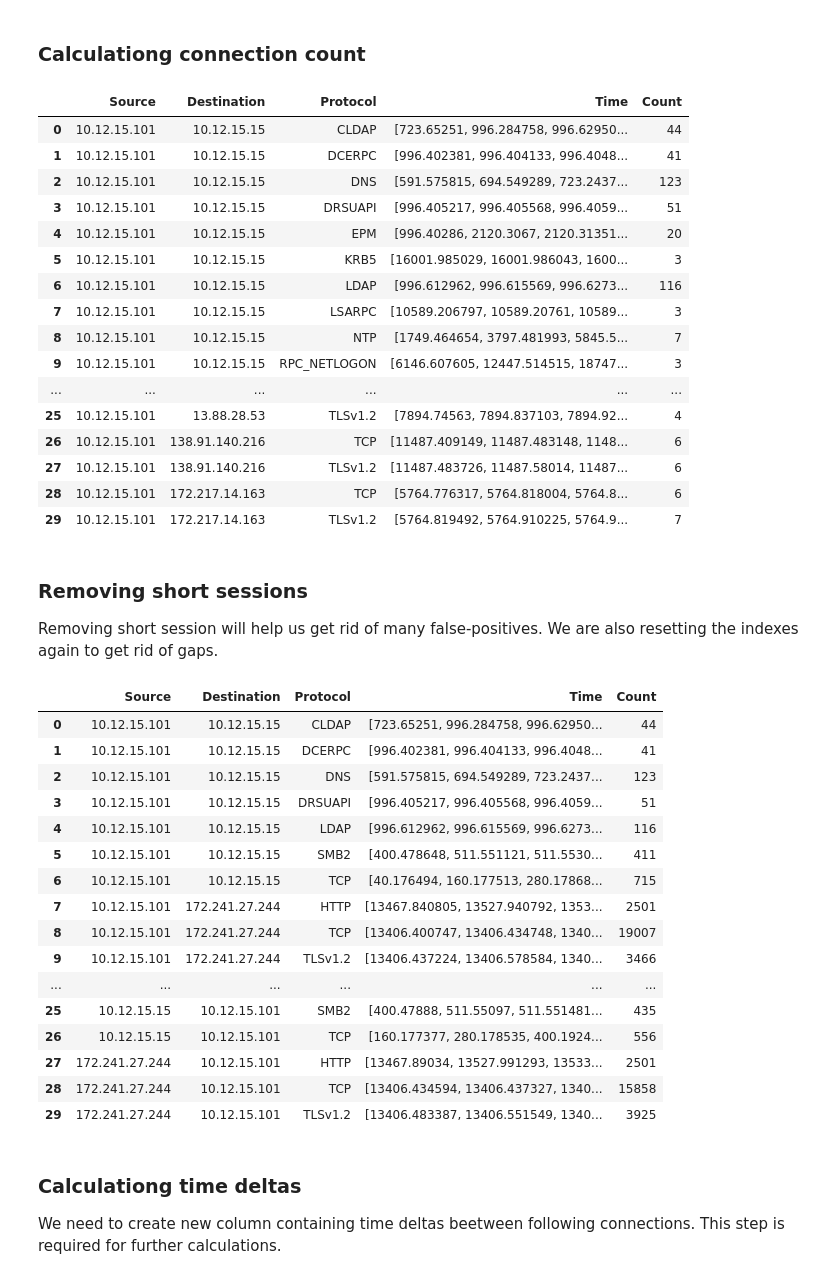
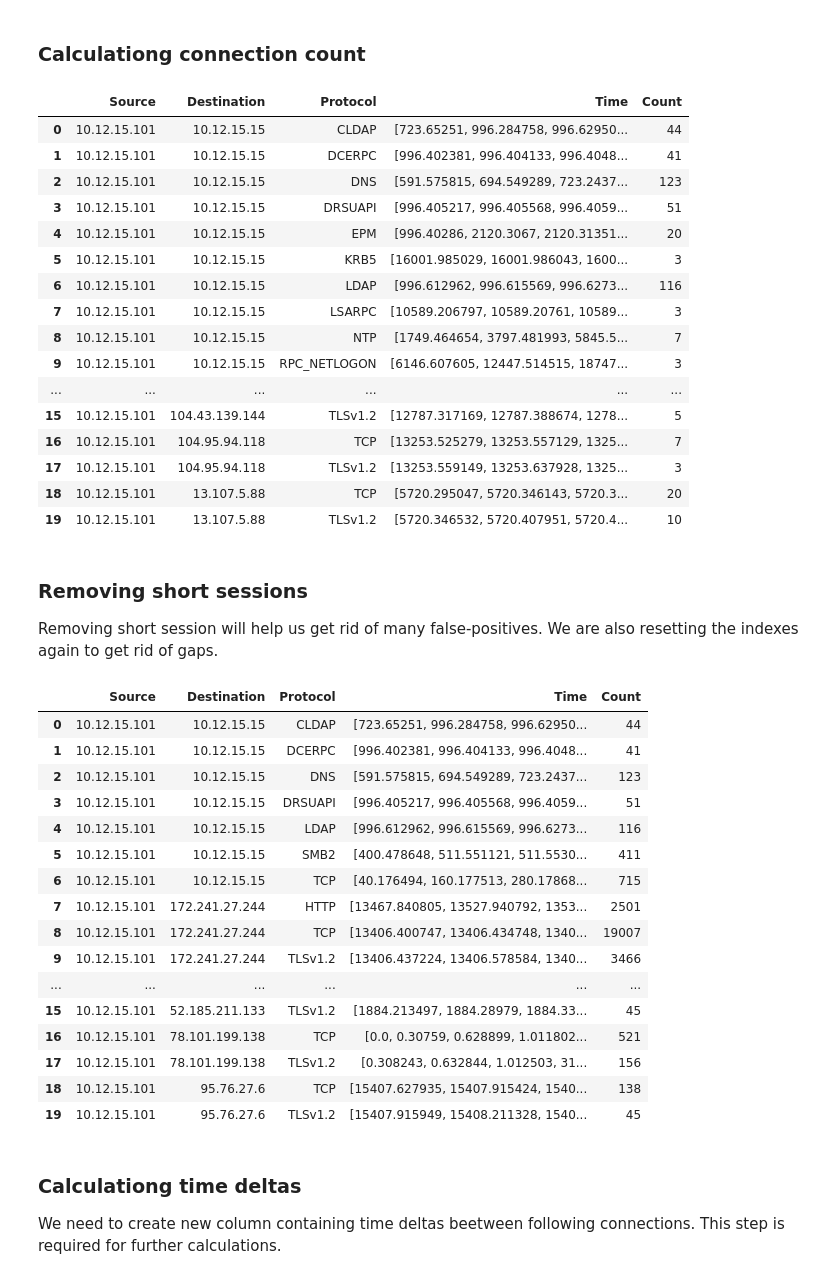
Before and after one commit to ppopiolek/c2-detection-using-statistical-analysis, a Jupyter notebook: RITA_pcap.ipynb, the cells around one changed output. Saved outputs shown, nothing was run; the diff lists cells and outputs as text; code cells hidden in the pictures.

```diff
--- a/RITA_pcap.ipynb
+++ b/RITA_pcap.ipynb
@@ -128,7 +128,7 @@ df.head(30)
 # %%
 count = 'Count'
 df[count] = df[time].apply(lambda x: len(x))
-df.head(30)
+df.head(20)
 # %% [output]
 |  | Source | Destination | Protocol | Time | Count |
 | 0 | 10.12.15.101 | 10.12.15.15 | CLDAP | [723.65251, 996.284758, 996.62950... | 44 |
@@ -142,11 +142,11 @@ df.head(30)
 | 8 | 10.12.15.101 | 10.12.15.15 | NTP | [1749.464654, 3797.481993, 5845.5... | 7 |
 | 9 | 10.12.15.101 | 10.12.15.15 | RPC_NETLOGON | [6146.607605, 12447.514515, 18747... | 3 |
 | ... | ... | ... | ... | ... | ... |
-| 25 | 10.12.15.101 | 13.88.28.53 | TLSv1.2 | [7894.74563, 7894.837103, 7894.92... | 4 |
-| 26 | 10.12.15.101 | 138.91.140.216 | TCP | [11487.409149, 11487.483148, 1148... | 6 |
-| 27 | 10.12.15.101 | 138.91.140.216 | TLSv1.2 | [11487.483726, 11487.58014, 11487... | 6 |
-| 28 | 10.12.15.101 | 172.217.14.163 | TCP | [5764.776317, 5764.818004, 5764.8... | 6 |
-| 29 | 10.12.15.101 | 172.217.14.163 | TLSv1.2 | [5764.819492, 5764.910225, 5764.9... | 7 |
+| 15 | 10.12.15.101 | 104.43.139.144 | TLSv1.2 | [12787.317169, 12787.388674, 1278... | 5 |
+| 16 | 10.12.15.101 | 104.95.94.118 | TCP | [13253.525279, 13253.557129, 1325... | 7 |
+| 17 | 10.12.15.101 | 104.95.94.118 | TLSv1.2 | [13253.559149, 13253.637928, 1325... | 3 |
+| 18 | 10.12.15.101 | 13.107.5.88 | TCP | [5720.295047, 5720.346143, 5720.3... | 20 |
+| 19 | 10.12.15.101 | 13.107.5.88 | TLSv1.2 | [5720.346532, 5720.407951, 5720.4... | 10 |
 # %% [markdown]
 ### Removing short sessions
 
@@ -154,26 +154,26 @@ Removing short session will help us get rid of many false-positives. We are also
 # %%
 df = df.loc[df[count] > 36]
 df.reset_index(inplace=True)
 df = df.loc[:, [src, dst, proto, time, count]]
-df.head(30)
+df.head(20)
 # %% [output]
 |  | Source | Destination | Protocol | Time | Count |
 | 0 | 10.12.15.101 | 10.12.15.15 | CLDAP | [723.65251, 996.284758, 996.62950... | 44 |
 | 1 | 10.12.15.101 | 10.12.15.15 | DCERPC | [996.402381, 996.404133, 996.4048... | 41 |
 | 2 | 10.12.15.101 | 10.12.15.15 | DNS | [591.575815, 694.549289, 723.2437... | 123 |
 | 3 | 10.12.15.101 | 10.12.15.15 | DRSUAPI | [996.405217, 996.405568, 996.4059... | 51 |
 | 4 | 10.12.15.101 | 10.12.15.15 | LDAP | [996.612962, 996.615569, 996.6273... | 116 |
 | 5 | 10.12.15.101 | 10.12.15.15 | SMB2 | [400.478648, 511.551121, 511.5530... | 411 |
 | 6 | 10.12.15.101 | 10.12.15.15 | TCP | [40.176494, 160.177513, 280.17868... | 715 |
 | 7 | 10.12.15.101 | 172.241.27.244 | HTTP | [13467.840805, 13527.940792, 1353... | 2501 |
 | 8 | 10.12.15.101 | 172.241.27.244 | TCP | [13406.400747, 13406.434748, 1340... | 19007 |
 | 9 | 10.12.15.101 | 172.241.27.244 | TLSv1.2 | [13406.437224, 13406.578584, 1340... | 3466 |
 | ... | ... | ... | ... | ... | ... |
-| 25 | 10.12.15.15 | 10.12.15.101 | SMB2 | [400.47888, 511.55097, 511.551481... | 435 |
-| 26 | 10.12.15.15 | 10.12.15.101 | TCP | [160.177377, 280.178535, 400.1924... | 556 |
-| 27 | 172.241.27.244 | 10.12.15.101 | HTTP | [13467.89034, 13527.991293, 13533... | 2501 |
-| 28 | 172.241.27.244 | 10.12.15.101 | TCP | [13406.434594, 13406.437327, 1340... | 15858 |
-| 29 | 172.241.27.244 | 10.12.15.101 | TLSv1.2 | [13406.483387, 13406.551549, 1340... | 3925 |
+| 15 | 10.12.15.101 | 52.185.211.133 | TLSv1.2 | [1884.213497, 1884.28979, 1884.33... | 45 |
+| 16 | 10.12.15.101 | 78.101.199.138 | TCP | [0.0, 0.30759, 0.628899, 1.011802... | 521 |
+| 17 | 10.12.15.101 | 78.101.199.138 | TLSv1.2 | [0.308243, 0.632844, 1.012503, 31... | 156 |
+| 18 | 10.12.15.101 | 95.76.27.6 | TCP | [15407.627935, 15407.915424, 1540... | 138 |
+| 19 | 10.12.15.101 | 95.76.27.6 | TLSv1.2 | [15407.915949, 15408.211328, 1540... | 45 |
 # %% [markdown]
 ### Calculationg time deltas
 
```
Also changed, not shown: parts of 6 cells of this notebook.
